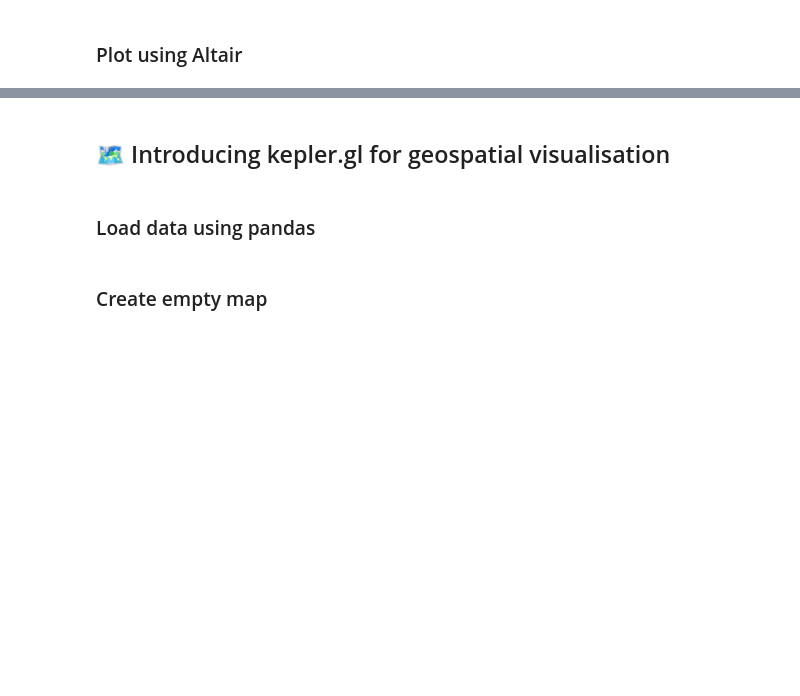
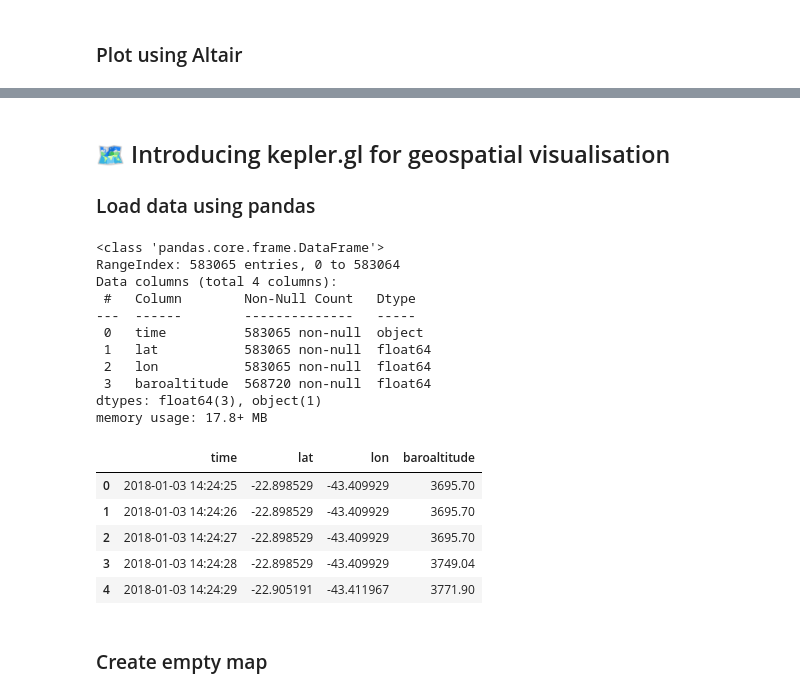
Before and after one commit to davidbjourno/nicar20-exploratory-dataviz, a Jupyter notebook: slides.ipynb, the cells around one changed output, grey strips where cells are left out. Saved outputs shown, nothing was run; the diff lists cells and outputs as text; code cells hidden in the pictures; blank space fills up the shorter version.

```diff
--- a/slides.ipynb
+++ b/slides.ipynb
@@ -175,7 +225,7 @@ alt.Chart(df_twitter).mark_circle(size=60).encode(
 # %% [markdown]
 ## 🗺 Introducing kepler.gl for geospatial visualisation
+
+### Load data using pandas
-# %% [markdown]
-### Load data using pandas
 # %%
 import pandas as pd
 
@@ -185,9 +236,28 @@ df_ghosn
 # %%
 import pandas as pd
 
 df_ghosn = pd.read_csv("http://bit.ly/flight-data")
 
-df_ghosn
+df_ghosn.info()
+df_ghosn.head()
+# %% [output]
+<class 'pandas.core.frame.DataFrame'>
+RangeIndex: 583065 entries, 0 to 583064
+Data columns (total 4 columns):
+ #   Column        Non-Null Count   Dtype
+---  ------        --------------   -----
+ 0   time          583065 non-null  object
+ 1   lat           583065 non-null  float64
+ 2   lon           583065 non-null  float64
+ 3   baroaltitude  568720 non-null  float64
+dtypes: float64(3), object(1)
+memory usage: 17.8+ MB
+|  | time | lat | lon | baroaltitude |
+| 0 | 2018-01-03 14:24:25 | -22.898529 | -43.409929 | 3695.70 |
+| 1 | 2018-01-03 14:24:26 | -22.898529 | -43.409929 | 3695.70 |
+| 2 | 2018-01-03 14:24:27 | -22.898529 | -43.409929 | 3695.70 |
+| 3 | 2018-01-03 14:24:28 | -22.898529 | -43.409929 | 3749.04 |
+| 4 | 2018-01-03 14:24:29 | -22.905191 | -43.411967 | 3771.90 |
 # %% [markdown]
 ### Create empty map
 # %%
```
Also changed, not shown: parts of 18 cells of this notebook, 2 other files.
